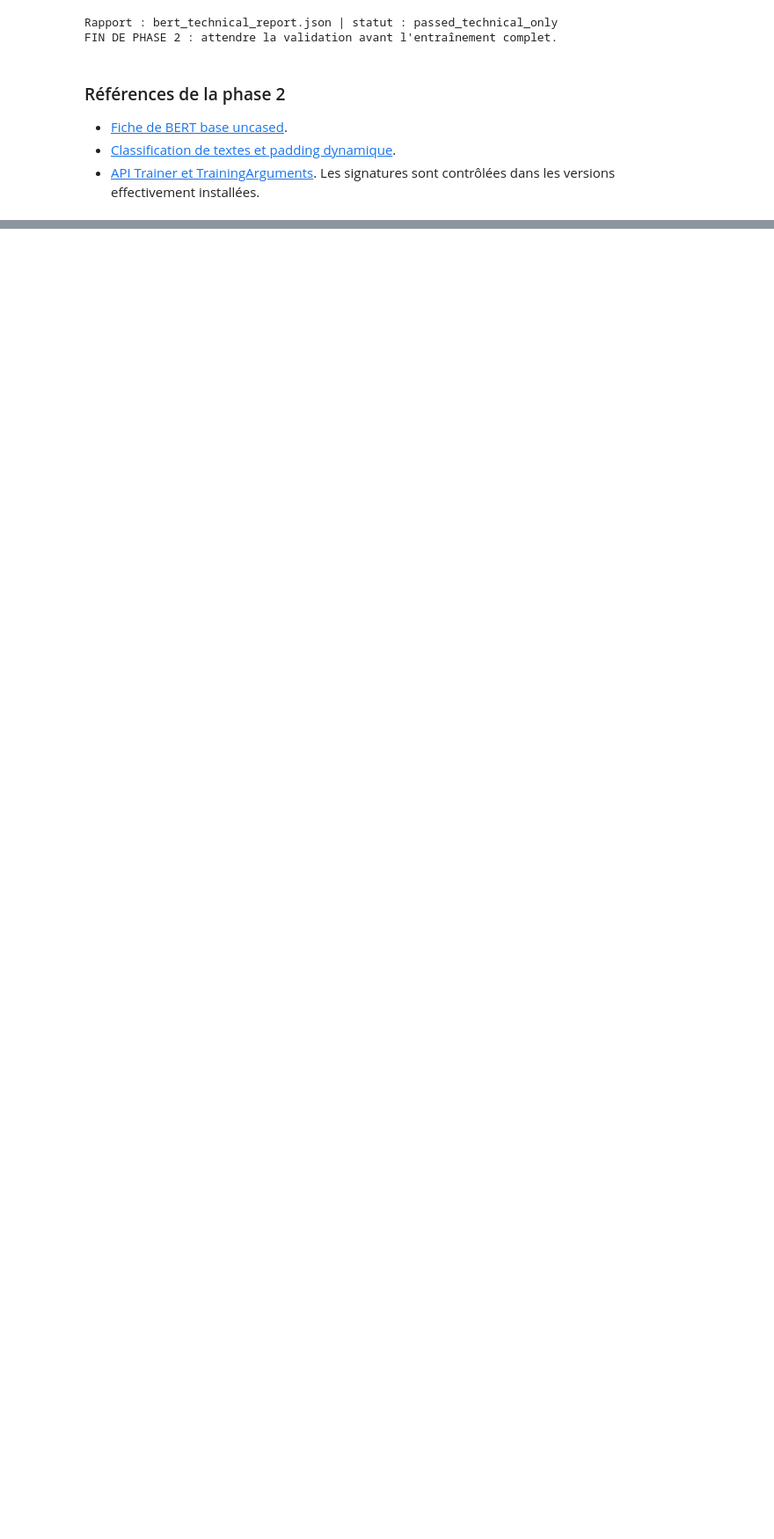
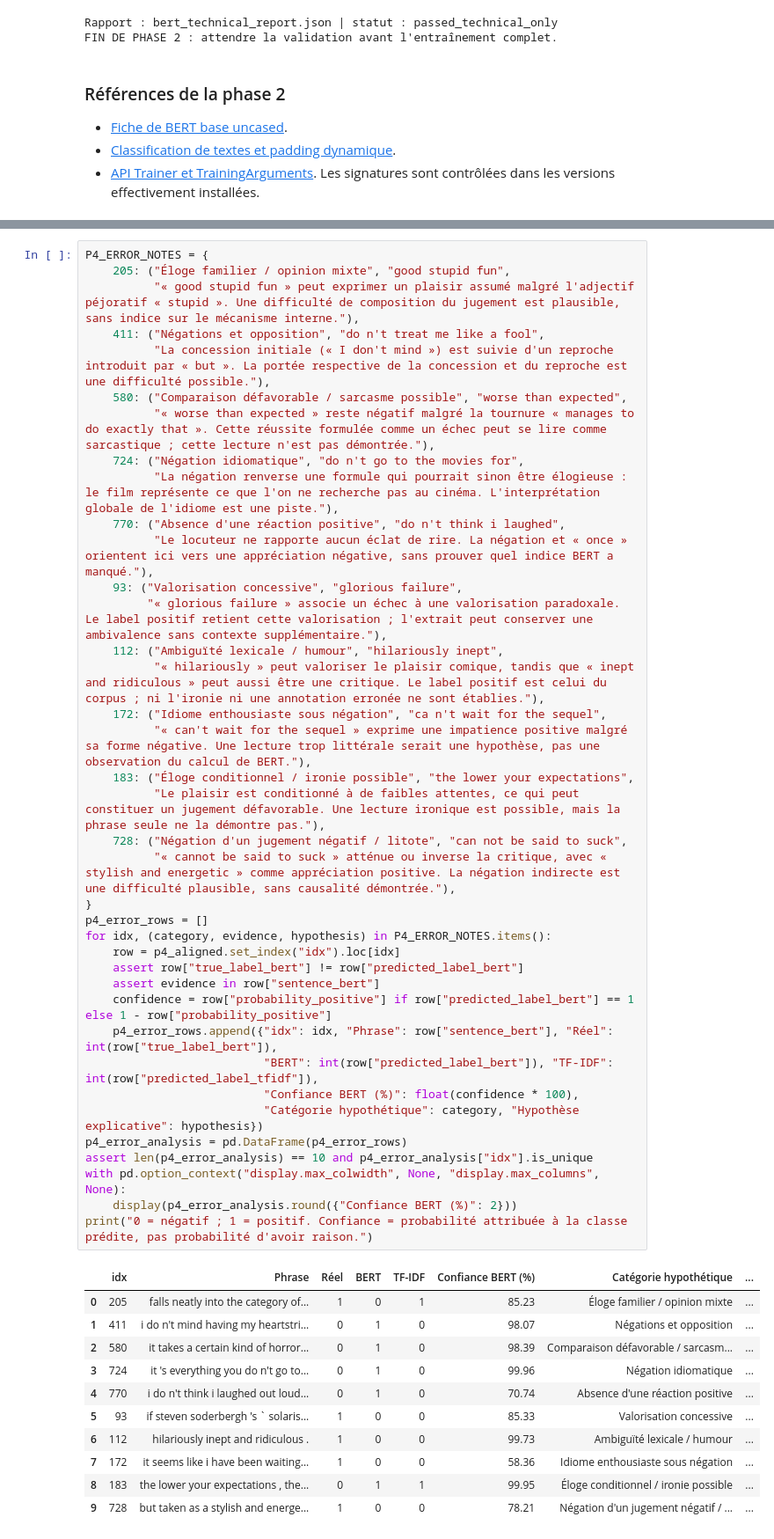
Before and after one commit to gueri-jpg/nlp-bert-vs-tfidf-sst2, a Jupyter notebook: notebooks/bert_vs_tfidf_sst2.ipynb, the cells around one changed output, grey strips where cells are left out. Shown at 88% size. Drawn from its saved outputs; the diff is of its cells as text; blank space fills up the shorter version.

```diff
--- a/notebooks/bert_vs_tfidf_sst2.ipynb
+++ b/notebooks/bert_vs_tfidf_sst2.ipynb
@@ -1249,0 +2496,50 @@ Les signatures sont contrôlées dans les versions effectivement installées.
+# %%
+P4_ERROR_NOTES = {
+    205: ("Éloge familier / opinion mixte", "good stupid fun",
+          "« good stupid fun » peut exprimer un plaisir assumé malgré l'adjectif péjoratif « stupid ». Une difficulté de composition du jugement est plausible, sans indice sur le mécanisme interne."),
+    411: ("Négations et opposition", "do n't treat me like a fool",
+          "La concession initiale (« I don't mind ») est suivie d'un reproche introduit par « but ». La portée respective de la concession et du reproche est une difficulté possible."),
+    580: ("Comparaison défavorable / sarcasme possible", "worse than expected",
+          "« worse than expected » reste négatif malgré la tournure « manages to do exactly that ». Cette réussite formulée comme un échec peut se lire comme sarcastique ; cette lecture n'est pas démontrée."),
+    724: ("Négation idiomatique", "do n't go to the movies for",
+          "La négation renverse une formule qui pourrait sinon être élogieuse : le film représente ce que l'on ne recherche pas au cinéma. L'interprétation globale de l'idiome est une piste."),
+    770: ("Absence d'une réaction positive", "do n't think i laughed",
+          "Le locuteur ne rapporte aucun éclat de rire. La négation et « once » orientent ici vers une appréciation négative, sans prouver quel indice BERT a manqué."),
+    93: ("Valorisation concessive", "glorious failure",
+         "« glorious failure » associe un échec à une valorisation paradoxale. Le label positif retient cette valorisation ; l'extrait peut conserver une ambivalence sans contexte supplémentaire."),
+    112: ("Ambiguïté lexicale / humour", "hilariously inept",
+          "« hilariously » peut valoriser le plaisir comique, tandis que « inept and ridiculous » peut aussi être une critique. Le label positif est celui du corpus ; ni l'ironie ni une annotation erronée ne sont établies."),
+    172: ("Idiome enthousiaste sous négation", "ca n't wait for the sequel",
+          "« can't wait for the sequel » exprime une impatience positive malgré sa forme négative. Une lecture trop littérale serait une hypothèse, pas une observation du calcul de BERT."),
+    183: ("Éloge conditionnel / ironie possible", "the lower your expectations",
+          "Le plaisir est conditionné à de faibles attentes, ce qui peut constituer un jugement défavorable. Une lecture ironique est possible, mais la phrase seule ne la démontre pas."),
+    728: ("Négation d'un jugement négatif / litote", "can not be said to suck",
+          "« cannot be said to suck » atténue ou inverse la critique, avec « stylish and energetic » comme appréciation positive. La négation indirecte est une difficulté plausible, sans causalité démontrée."),
+}
+p4_error_rows = []
+for idx, (category, evidence, hypothesis) in P4_ERROR_NOTES.items():
+    row = p4_aligned.set_index("idx").loc[idx]
+    assert row["true_label_bert"] != row["predicted_label_bert"]
+    assert evidence in row["sentence_bert"]
+    confidence = row["probability_positive"] if row["predicted_label_bert"] == 1 else 1 - row["probability_positive"]
+    p4_error_rows.append({"idx": idx, "Phrase": row["sentence_bert"], "Réel": int(row["true_label_bert"]),
+                          "BERT": int(row["predicted_label_bert"]), "TF-IDF": int(row["predicted_label_tfidf"]),
+                          "Confiance BERT (%)": float(confidence * 100),
+                          "Catégorie hypothétique": category, "Hypothèse explicative": hypothesis})
+p4_error_analysis = pd.DataFrame(p4_error_rows)
+assert len(p4_error_analysis) == 10 and p4_error_analysis["idx"].is_unique
+with pd.option_context("display.max_colwidth", None, "display.max_columns", None):
+    display(p4_error_analysis.round({"Confiance BERT (%)": 2}))
+print("0 = négatif ; 1 = positif. Confiance = probabilité attribuée à la classe prédite, pas probabilité d'avoir raison.")
+# %% [output]
+|  | idx | Phrase | Réel | BERT | TF-IDF | Confiance BERT (%) | Catégorie hypothétique | ... |
+| 0 | 205 | falls neatly into the category of... | 1 | 0 | 1 | 85.23 | Éloge familier / opinion mixte | ... |
+| 1 | 411 | i do n't mind having my heartstri... | 0 | 1 | 0 | 98.07 | Négations et opposition | ... |
+| 2 | 580 | it takes a certain kind of horror... | 0 | 1 | 0 | 98.39 | Comparaison défavorable / sarcasm... | ... |
+| 3 | 724 | it 's everything you do n't go to... | 0 | 1 | 0 | 99.96 | Négation idiomatique | ... |
+| 4 | 770 | i do n't think i laughed out loud... | 0 | 1 | 0 | 70.74 | Absence d'une réaction positive | ... |
+| 5 | 93 | if steven soderbergh 's ` solaris... | 1 | 0 | 0 | 85.33 | Valorisation concessive | ... |
+| 6 | 112 | hilariously inept and ridiculous . | 1 | 0 | 0 | 99.73 | Ambiguïté lexicale / humour | ... |
+| 7 | 172 | it seems like i have been waiting... | 1 | 0 | 0 | 58.36 | Idiome enthousiaste sous négation | ... |
+| 8 | 183 | the lower your expectations , the... | 0 | 1 | 1 | 99.95 | Éloge conditionnel / ironie possible | ... |
+| 9 | 728 | but taken as a stylish and energe... | 1 | 0 | 0 | 78.21 | Négation d'un jugement négatif / ... | ... |
```
Also changed, not shown: parts of 42 cells of this notebook, 14 other files.
